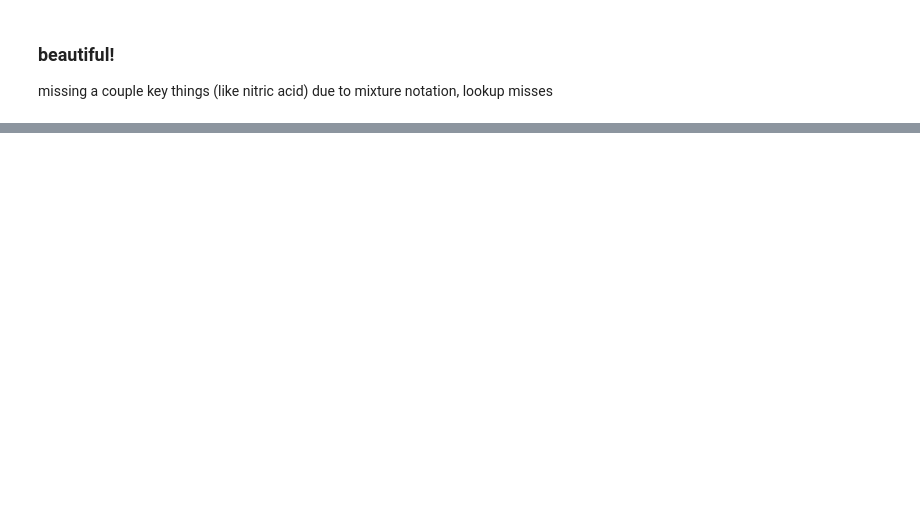
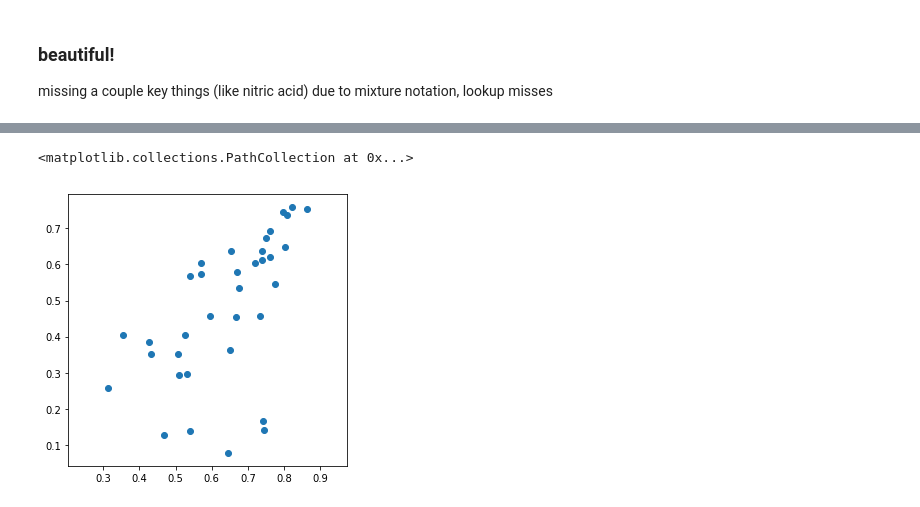
Before and after one commit to xkortex/ChemCupid, a Jupyter notebook: nb/eigenbasis materials 1.ipynb, the cells around one changed output, grey strips where cells are left out. Drawn from its saved outputs; the diff is of its cells as text; code cells hidden in the pictures; blank space fills up the shorter version.

```diff
--- a/nb/eigenbasis materials 1.ipynb
+++ b/nb/eigenbasis materials 1.ipynb
@@ -463,0 +477,3 @@ missing a couple key things (like nitric acid) due to mixture notation, lookup m
+# %%
+yf = pd.DataFrame(yp, index=df.index, columns=df.columns)
+yf.head()
@@ -463,0 +517,13 @@ missing a couple key things (like nitric acid) due to mixture notation, lookup m
+# %%
+devs = df.replace(valmap).std()
+ccs = []
+
+for mat in df.columns:
+    a1 = df[mat].replace(valmap)
+    a2 = yf[mat]
+    cc = np.corrcoef(a1, a2)
+#     print('{:.3f} {:.3f} {}'.format(cc[0,1], devs[mat], mat))
+    ccs.append(cc[0,1])
+
+ccs = pd.Series(ccs, index=df.columns)
+pd.DataFrame([ccs, devs]).T
@@ -463,0 +548,7 @@ missing a couple key things (like nitric acid) due to mixture notation, lookup m
+# %%
+rcParams['figure.figsize'] = 5,5
+plt.axis('equal')
+scatter(devs, ccs)
+# %% [output]
+<matplotlib.collections.PathCollection at 0x...>
+[figure, added]
```
Also changed, not shown: parts of 25 cells of this notebook, 1 other file.
